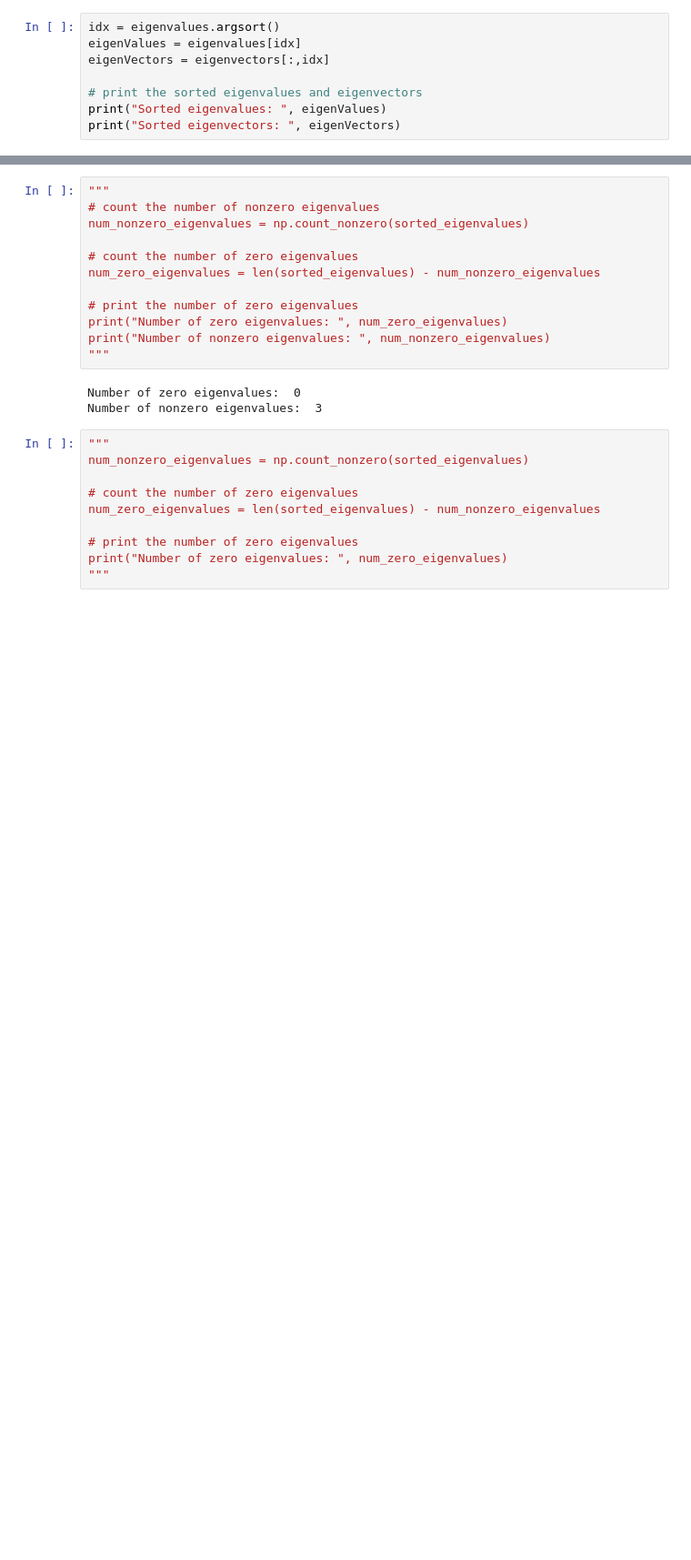
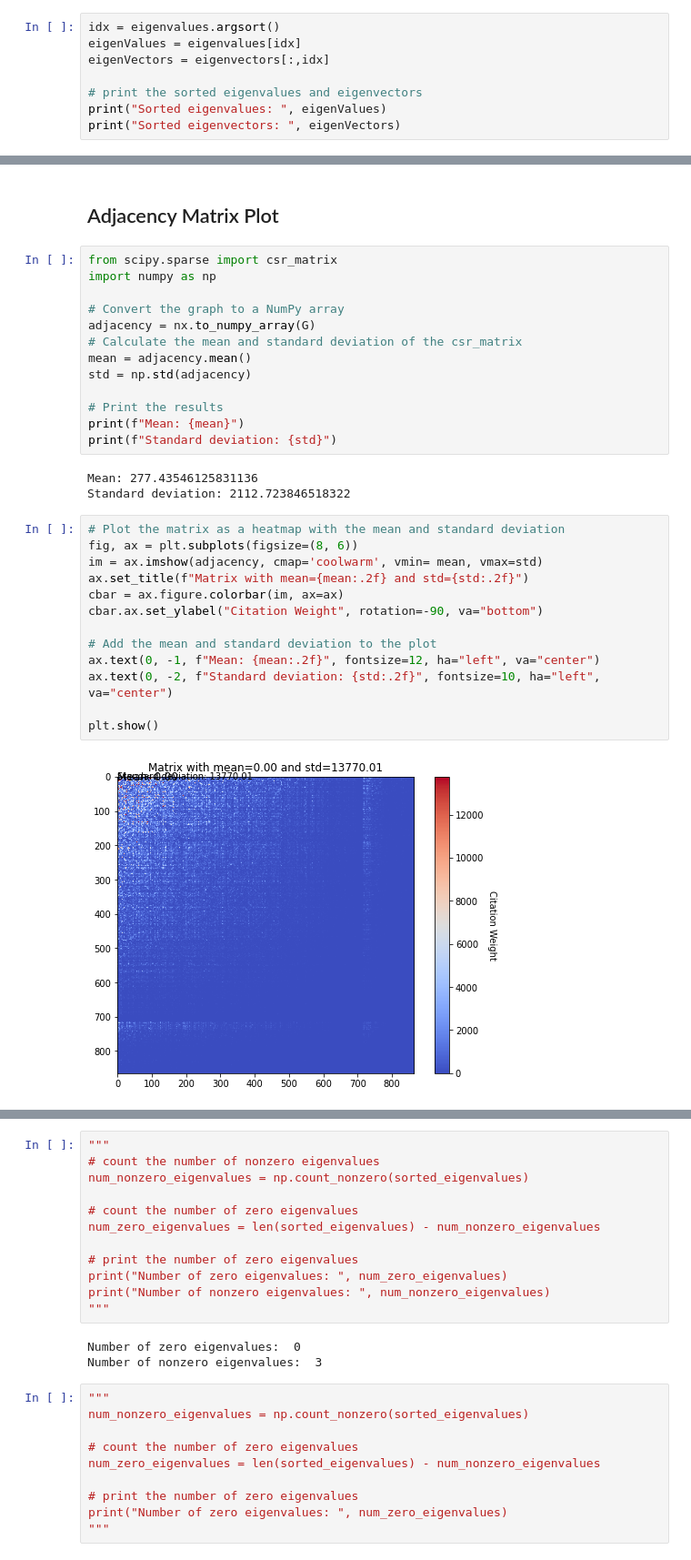
Before and after one commit to MarciaFG/scimobility, a Jupyter notebook: LaplacianMatrix.ipynb, the cells around one changed output, grey strips where cells are left out. Shown: that part at 91% size. Drawn from its saved outputs; the diff is of its cells as text; blank space fills up the shorter version.

```diff
--- a/LaplacianMatrix.ipynb
+++ b/LaplacianMatrix.ipynb
@@ -376,0 +350,33 @@ LinAlgError: ignored
+# %% [markdown]
+## Adjacency Matrix Plot
+# %%
+from scipy.sparse import csr_matrix
+import numpy as np
+
+# Convert the graph to a NumPy array
+adjacency = nx.to_numpy_array(G)
+# Calculate the mean and standard deviation of the csr_matrix
+mean = adjacency.mean()
+std = np.std(adjacency)
+
+# Print the results
+print(f"Mean: {mean}")
+print(f"Standard deviation: {std}")
+# %% [output]
+Mean: 277.43546125831136
+Standard deviation: 2112.723846518322
+# %%
+# Plot the matrix as a heatmap with the mean and standard deviation
+fig, ax = plt.subplots(figsize=(8, 6))
+im = ax.imshow(adjacency, cmap='coolwarm', vmin= mean, vmax=std)
+ax.set_title(f"Matrix with mean={mean:.2f} and std={std:.2f}")
+cbar = ax.figure.colorbar(im, ax=ax)
+cbar.ax.set_ylabel("Citation Weight", rotation=-90, va="bottom")
+
+# Add the mean and standard deviation to the plot
+ax.text(0, -1, f"Mean: {mean:.2f}", fontsize=12, ha="left", va="center")
+ax.text(0, -2, f"Standard deviation: {std:.2f}", fontsize=10, ha="left", va="center")
+
+plt.show()
+# %% [output]
+[figure, added]
```
Also changed, not shown: parts of 27 cells of this notebook.
